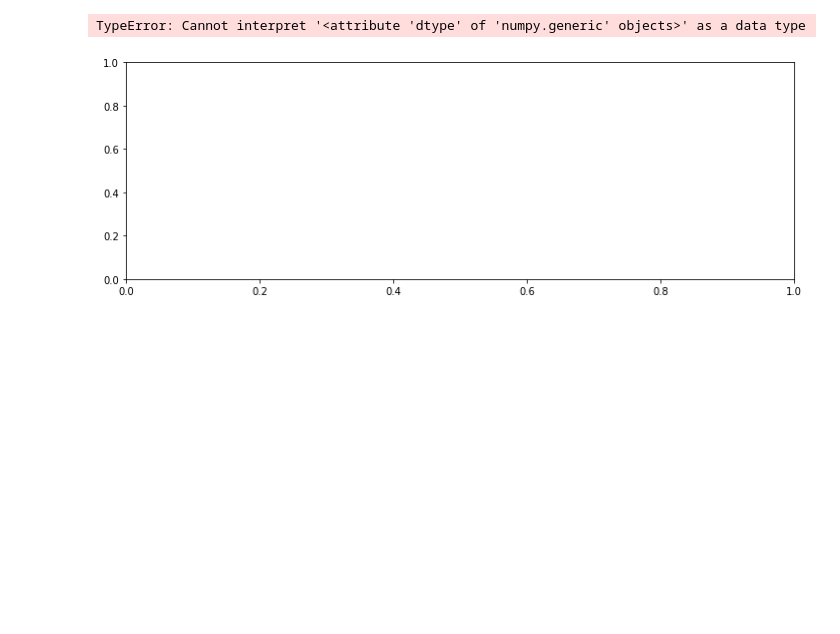
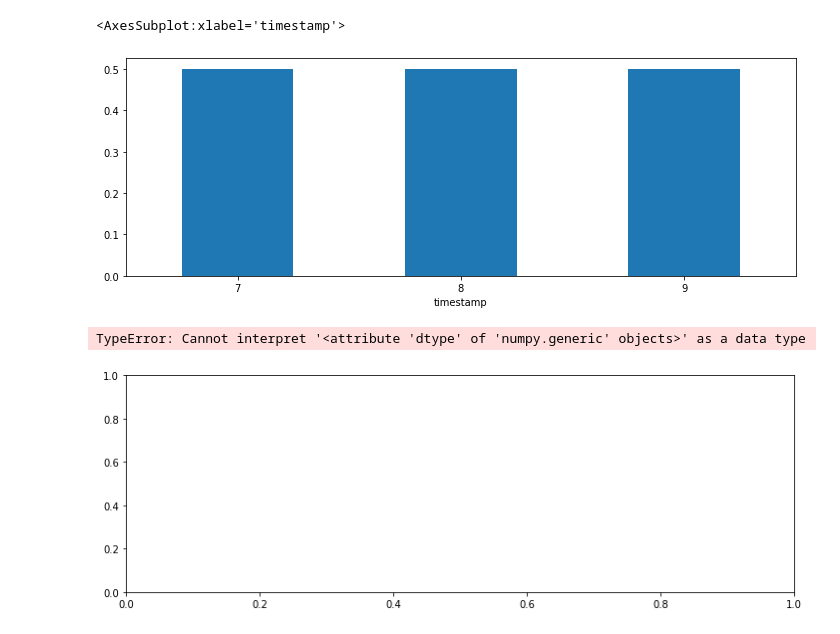
Before and after one commit to salirezav/HomeSense, a Jupyter notebook: representation.ipynb, the cells around one changed output. Saved outputs shown, nothing was run; the diff lists cells and outputs as text; code cells hidden in the pictures; blank space fills up the shorter version.

```diff
--- a/representation.ipynb
+++ b/representation.ipynb
@@ -18,3 +21,12 @@ TypeError: Cannot interpret '<attribute 'dtype' of 'numpy.generic' objects>' as
+# %%
+fig, axs = plt.subplots(figsize=(12, 4))
+
+sensor_data.groupby(sensor_data["timestamp"].dt.day)["motion"].mean().plot(
+    kind='bar', rot=0, ax=axs
+)
+# %% [output]
+<AxesSubplot:xlabel='timestamp'>
+[figure, added]
 # %%
 fig, axs = plt.subplots(figsize=(12, 4))
 sensor_data.groupby(sensor_data["timestamp"].dt.hour)["temp"].mean().plot(kind='bar', rot=0, ax=axs)
```
Also changed, not shown: parts of 3 cells of this notebook, 10 other files.
